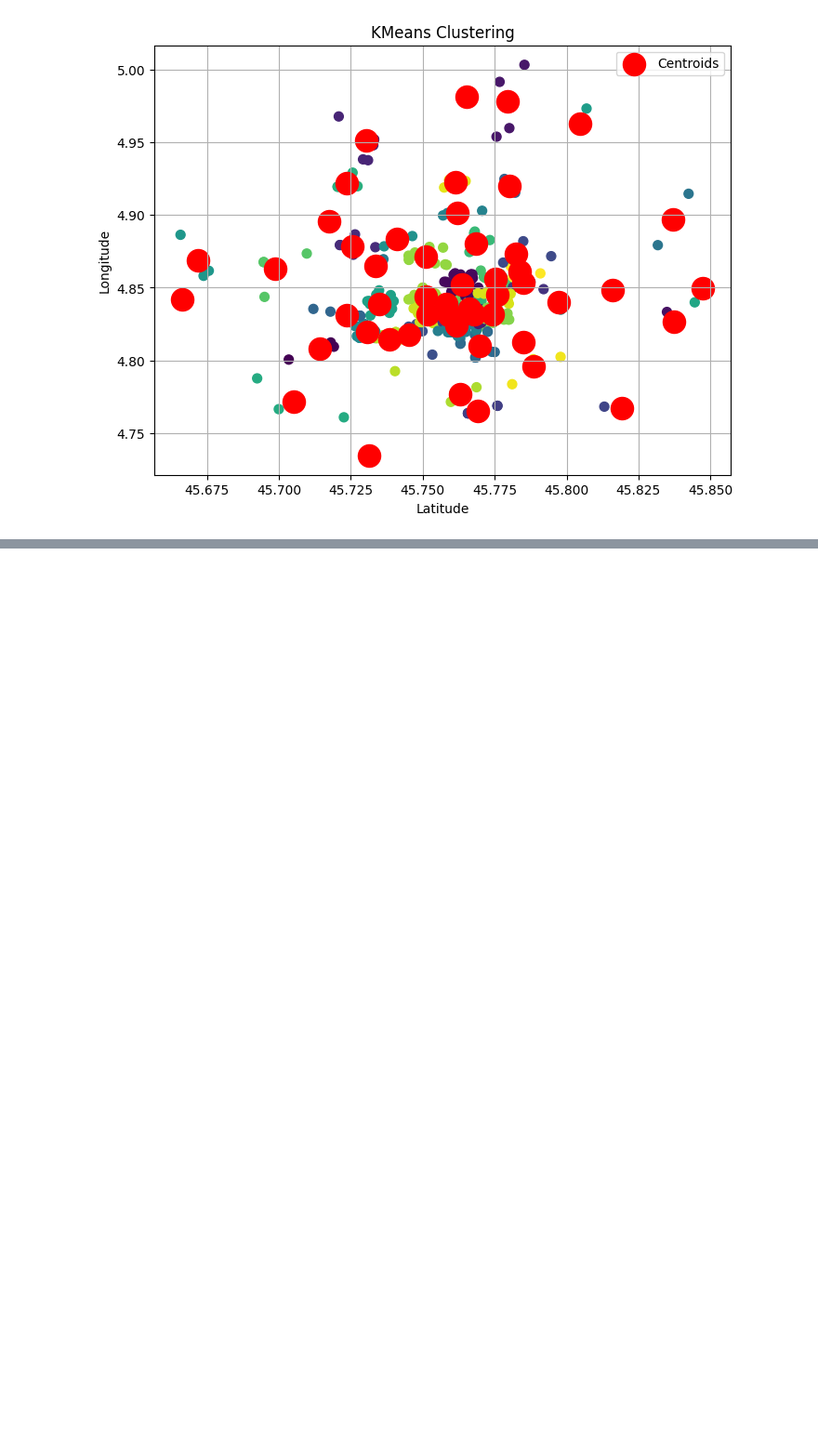
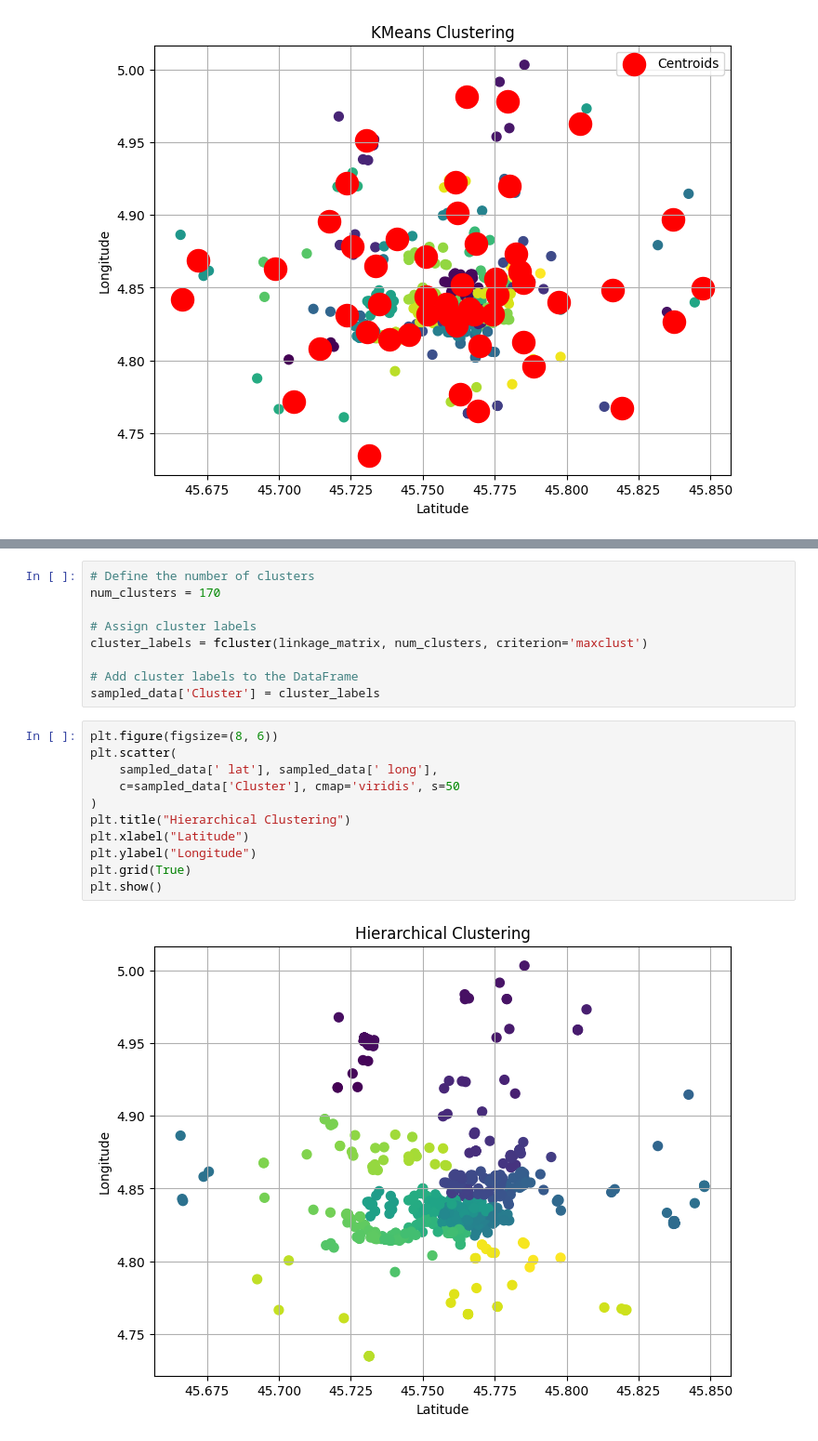
Before and after one commit to yolaatar/4IF_data_mining, a Jupyter notebook: data-analysis.ipynb, the cells around one changed output, grey strips where cells are left out. Shown at 93% size. Saved outputs shown, nothing was run; the diff lists cells and outputs as text; blank space fills up the shorter version.

```diff
--- a/data-analysis.ipynb
+++ b/data-analysis.ipynb
@@ -225,0 +241,22 @@ plt.show()
+# %%
+# Define the number of clusters
+num_clusters = 170
+
+# Assign cluster labels
+cluster_labels = fcluster(linkage_matrix, num_clusters, criterion='maxclust')
+
+# Add cluster labels to the DataFrame
+sampled_data['Cluster'] = cluster_labels
+# %%
+plt.figure(figsize=(8, 6))
+plt.scatter(
+    sampled_data[' lat'], sampled_data[' long'],
+    c=sampled_data['Cluster'], cmap='viridis', s=50
+)
+plt.title("Hierarchical Clustering")
+plt.xlabel("Latitude")
+plt.ylabel("Longitude")
+plt.grid(True)
+plt.show()
+# %% [output]
+[figure, added]
```
Also changed, not shown: parts of 2 cells of this notebook.
